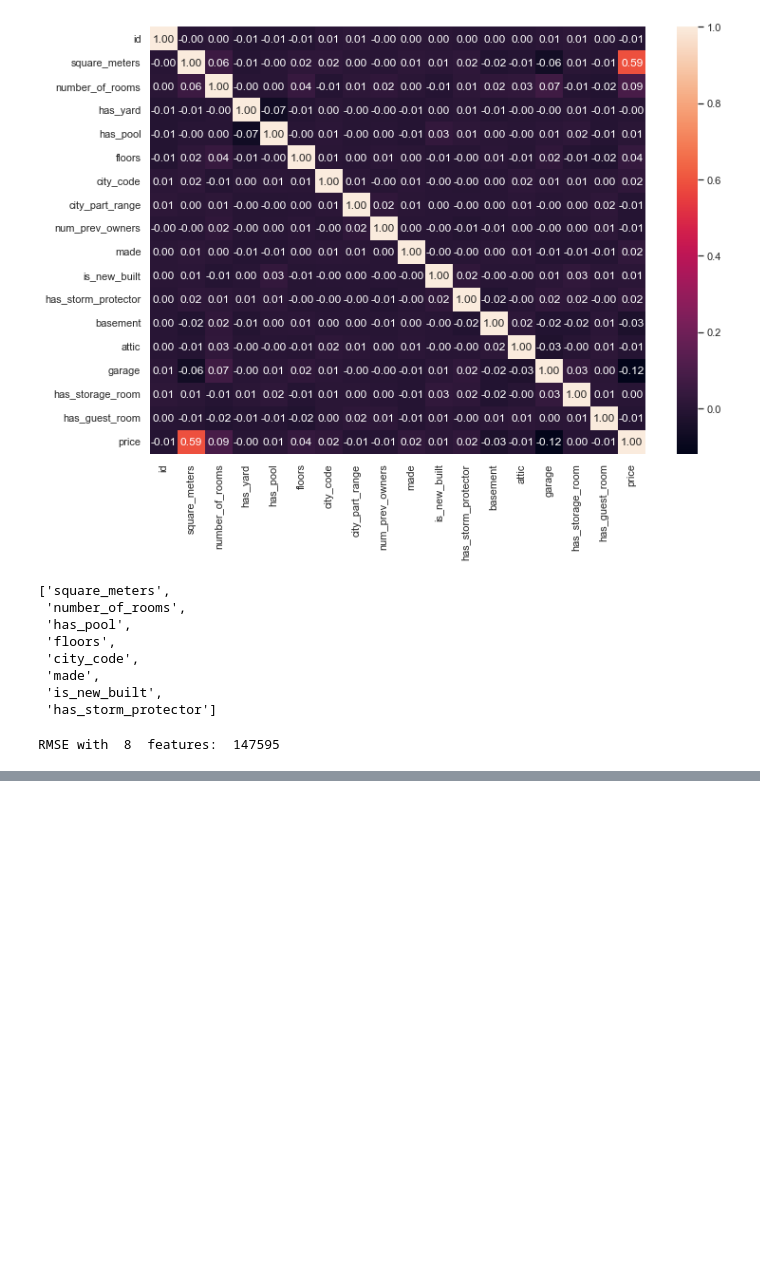
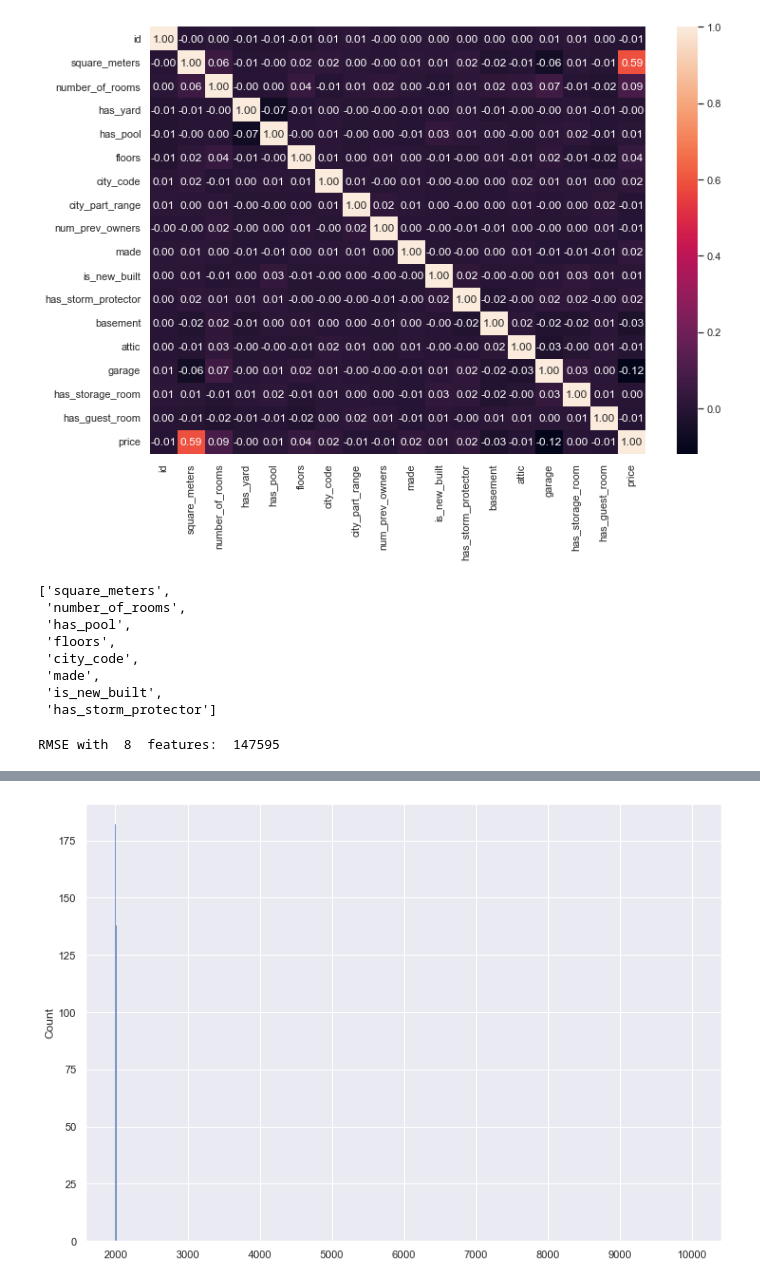
Before and after one commit to keedach/Kaggle, a Jupyter notebook: playground_series_3_6/playground_series_3_6.ipynb, the cells around one changed output, grey strips where cells are left out. Cells and saved outputs as stored; diff of their text form; code cells hidden in the pictures; blank space fills up the shorter version.

```diff
--- a/playground_series_3_6/playground_series_3_6.ipynb
+++ b/playground_series_3_6/playground_series_3_6.ipynb
@@ -2419,0 +2576,2 @@ RMSE with  8  features:  147595
+# %%
+continuous_feautures = train.mean()[train.mean() > 1].index.tolist()[1:-1]
@@ -2419,0 +2585,27 @@ RMSE with  8  features:  147595
+# %%
+data_prob = pd.DataFrame(data={'var_1': [], 'var_2':[], 'p_value':[]})
+
+for f in continuous_feautures:
+
+    size = 1000
+    sample_one = np.random.RandomState(13).choice(train[f], size=size)
+    sample_two = np.random.RandomState(12345).choice(original[f], size=size)
+
+    mean_one = np.mean(sample_one)
+    mean_two = np.mean(sample_two)
+    var_one = np.var(sample_one, ddof=1)
+    var_two = np.var(sample_two, ddof=1)
+
+    t = (mean_one - mean_two) / np.sqrt(
+        np.std(sample_one, ddof=1)**2/len(sample_one) \
+            + np.std(sample_two, ddof=1)**2/len(sample_two)
+    )
+
+    p_value = round(st.t.sf(abs(t), df=(size+size-2))*2, 4)
+
+    data_prob = pd.concat([
+        data_prob,
+        pd.DataFrame(data={'var_1': [var_one], 'var_2':[var_two], 'p_value':[p_value]})
+    ])
+
+data_prob.index = continuous_feautures
@@ -2419,0 +2677,4 @@ RMSE with  8  features:  147595
+# %%
+sns.histplot(x=np.random.RandomState(13).choice(train['made'], size=size));
+# %% [output]
+[figure, added]
```
Also changed, not shown: parts of 19 cells of this notebook.
